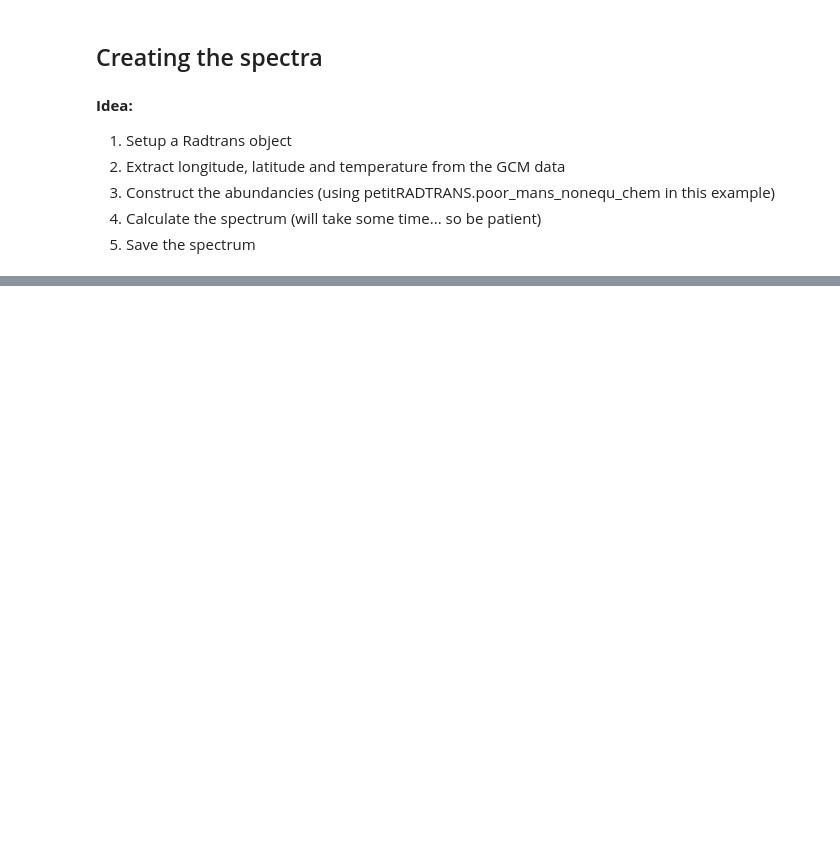
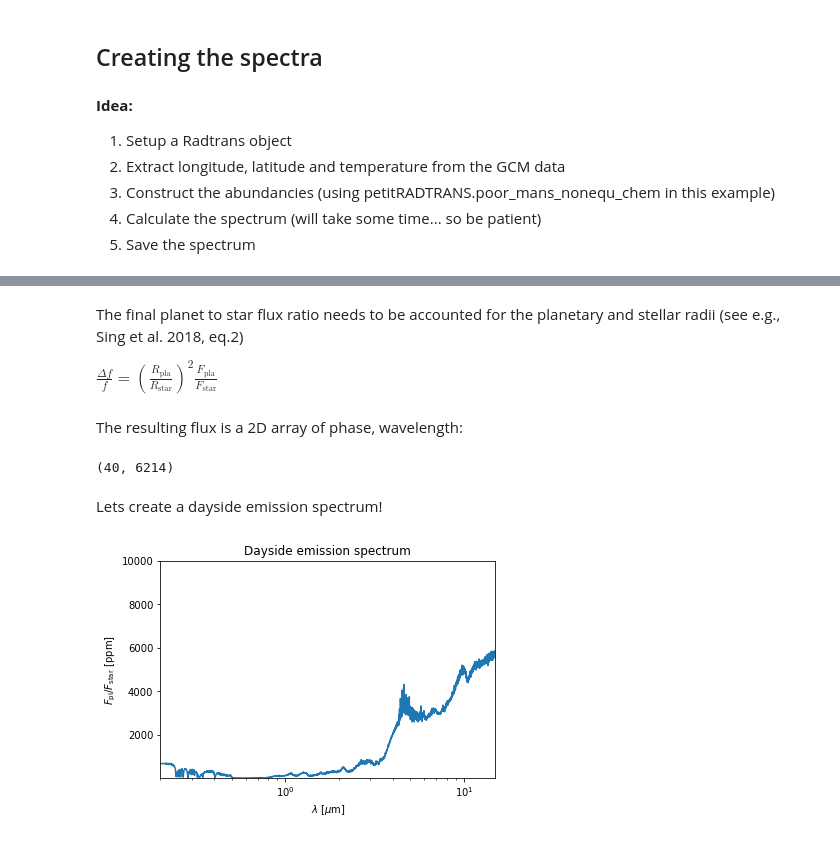
Before and after one commit to Kiefersv/prt_phasecurve, a Jupyter notebook: doc/source/notebooks/tutorial.ipynb, the cells around one changed output, grey strips where cells are left out. Cells and saved outputs as stored; diff of their text form; code cells hidden in the pictures; blank space fills up the shorter version.

```diff
--- a/doc/source/notebooks/tutorial.ipynb
+++ b/doc/source/notebooks/tutorial.ipynb
@@ -101,12 +190,13 @@ np.save(f"emission.npy", spectra)
+# %%
+# calculate emission spectrum
+flux = phase_curve(phases, lon_list, lat_list, spectra)
+# %% [markdown]
+The final planet to star flux ratio needs to be accounted for the planetary and stellar radii (see e.g., Sing et al. 2018, eq.2)
+
+$\frac{\Delta f}{f} = \left(\frac{R_\mathrm{pla}}{R_\mathrm{star}}\right)^2 \frac{F_\mathrm{pla}}{F_\mathrm{star}}$
 # %%
-# load spectrum
-spectra = np.load(f"emission.npy")
-
 # Extract wlen
 wlen = const.c.cgs.value / pRT.freq / 1e-4
-
-# calculate emission spectrum
-flux = phase_curve([0], lon_list, lat_list, spectra)[0]
 
 # correct flux for the ratio between solar radius and planetary radius
 rpl = (1.036*u.jupiterRad).cgs.value
@@ -119,13 +209,25 @@ stellar_intensity = np.interp(wlen*1e-4, spec[:,0], spec[:,1])
 
 # Norm flux to stellar intensity
 flux = flux/stellar_intensity
+# %% [markdown]
+The resulting flux is a 2D array of phase, wavelength:
+# %%
+flux.shape
+# %% [output]
+(40, 6214)
+# %% [markdown]
+Lets create a dayside emission spectrum!
 # %%
-plt.plot(wlen, flux*1e6)
+# Dayside = phase == 0
+dayside = np.squeeze(flux[phases == 0.0])
+plt.plot(wlen, dayside*1e6)
 plt.xscale('log')
 plt.yscale('linear')
 plt.xlim([0.2,15])
 plt.ylim([0.2,1e4])
 plt.ylabel(r'$F_\mathrm{pl}/F_\mathrm{star}$ [ppm]')
 plt.xlabel('$\lambda$ [$\mu$m]')
 plt.title('Dayside emission spectrum')
 plt.show()
+# %% [output]
+[figure, added]
```
Also changed, not shown: parts of 20 cells of this notebook.
